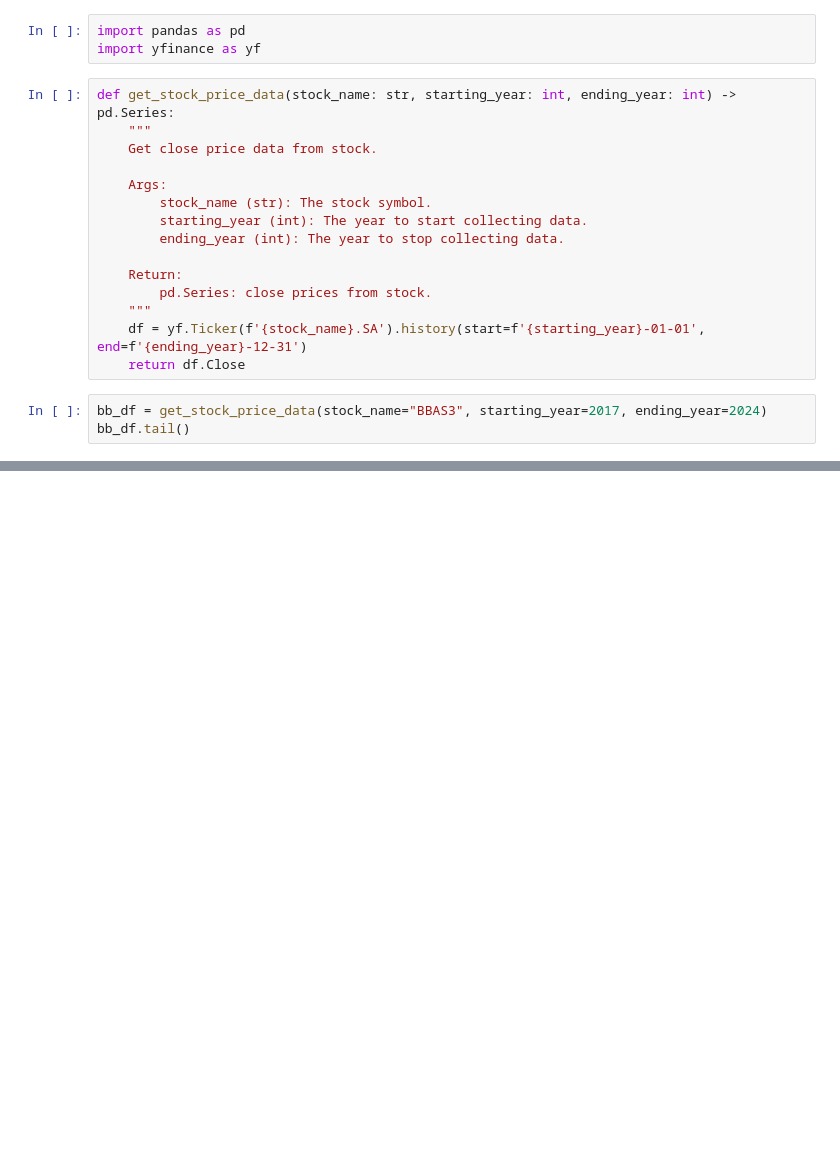
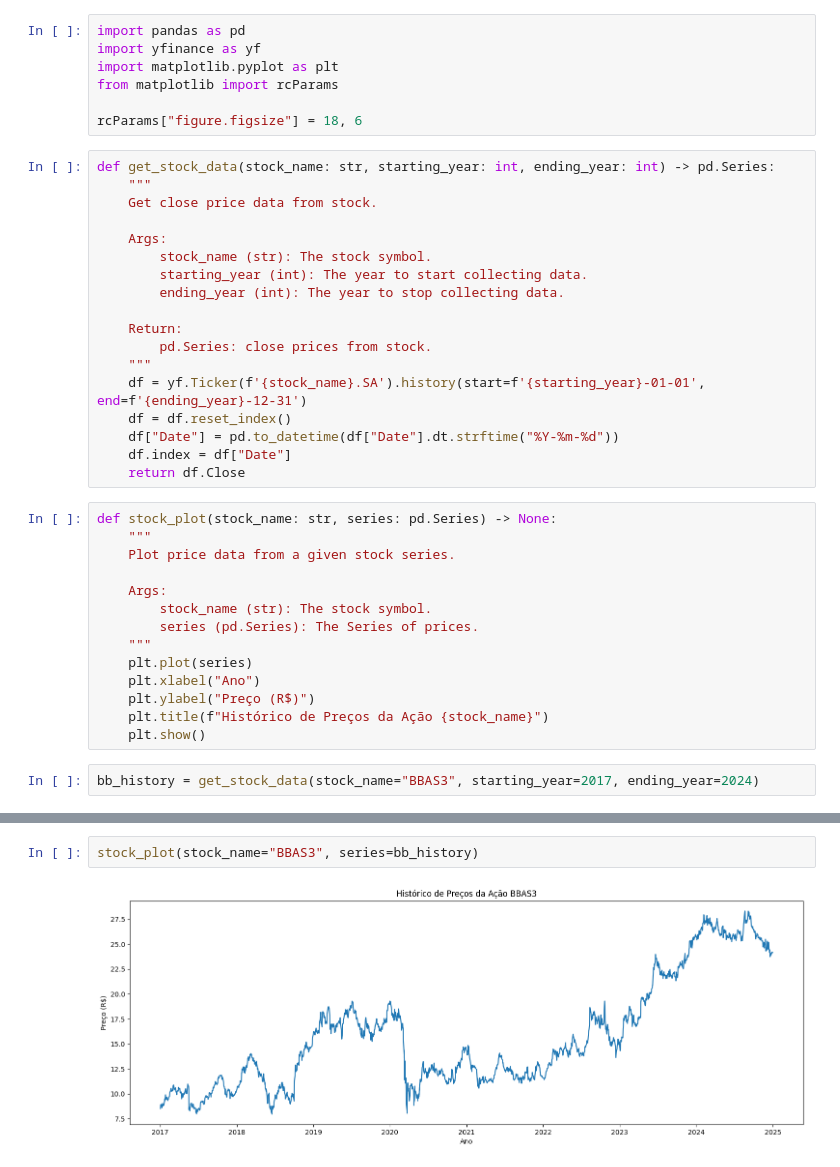
Before and after one commit to Botelho97/tcc-predict-stocks-models-comparison, a Jupyter notebook: stocks-data.ipynb, the cells around one changed output, grey strips where cells are left out. Cells and saved outputs as stored; diff of their text form; blank space fills up the shorter version.

Commit message:
Adding stock_plot function and refactoring get_stock_data

```diff
--- a/stocks-data.ipynb
+++ b/stocks-data.ipynb
@@ -1,8 +1,12 @@
 # %%
 import pandas as pd
 import yfinance as yf
+import matplotlib.pyplot as plt
+from matplotlib import rcParams
+
+rcParams["figure.figsize"] = 18, 6
 # %%
-def get_stock_price_data(stock_name: str, starting_year: int, ending_year: int) -> pd.Series:
+def get_stock_data(stock_name: str, starting_year: int, ending_year: int) -> pd.Series:
     """
     Get close price data from stock.
 
@@ -15,7 +19,23 @@ def get_stock_price_data(stock_name: str, starting_year: int, ending_year: int)
         pd.Series: close prices from stock.
     """
     df = yf.Ticker(f'{stock_name}.SA').history(start=f'{starting_year}-01-01', end=f'{ending_year}-12-31')
+    df = df.reset_index()
+    df["Date"] = pd.to_datetime(df["Date"].dt.strftime("%Y-%m-%d"))
+    df.index = df["Date"]
     return df.Close
+# %%
+def stock_plot(stock_name: str, series: pd.Series) -> None:
+    """
+    Plot price data from a given stock series.
+
+    Args:
+        stock_name (str): The stock symbol.
+        series (pd.Series): The Series of prices.
+    """
+    plt.plot(series)
+    plt.xlabel("Ano")
+    plt.ylabel("Preço (R$)")
+    plt.title(f"Histórico de Preços da Ação {stock_name}")
+    plt.show()
 # %%
-bb_df = get_stock_price_data(stock_name="BBAS3", starting_year=2017, ending_year=2024)
-bb_df.tail()
+bb_history = get_stock_data(stock_name="BBAS3", starting_year=2017, ending_year=2024)
@@ -29,0 +42,4 @@ Name: Close, dtype: float64
+# %%
+stock_plot(stock_name="BBAS3", series=bb_history)
+# %% [output]
+[figure, added]
```
Also changed, not shown: parts of 1 cell of this notebook.
